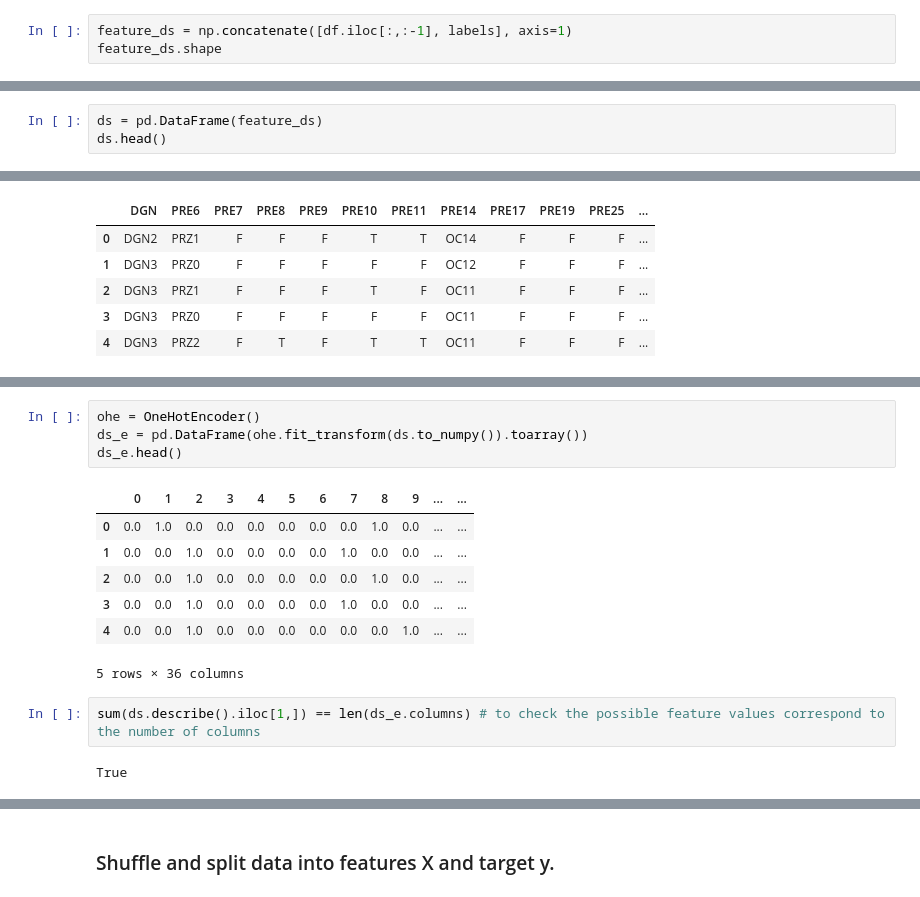
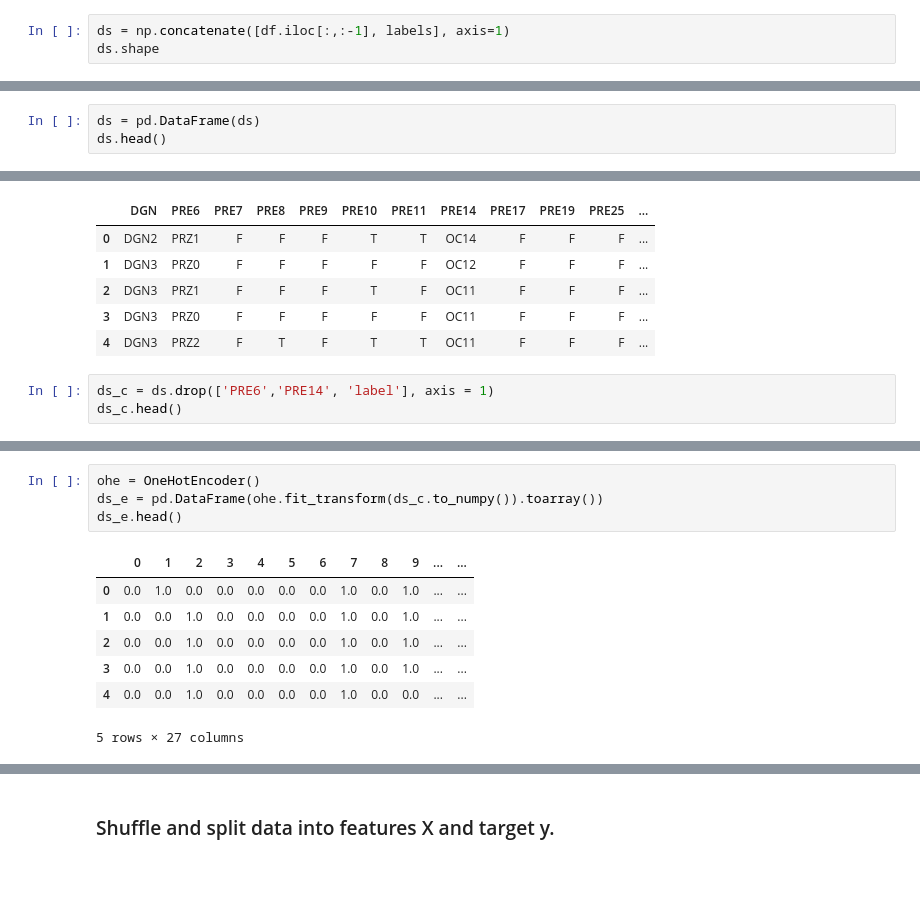
Before and after one commit to e-lubrini/thoracic-surgery-life-expectancy-classification, a Jupyter notebook: main.ipynb, the cells around one changed output, grey strips where cells are left out. Cells and saved outputs as stored; diff of their text form.

```diff
--- a/main.ipynb
+++ b/main.ipynb
@@ -197,12 +197,12 @@ labels.shape
 # %% [output]
 (470, 1)
 # %%
-feature_ds = np.concatenate([df.iloc[:,:-1], labels], axis=1)
-feature_ds.shape
+ds = np.concatenate([df.iloc[:,:-1], labels], axis=1)
+ds.shape
 # %% [output]
 (470, 14)
 # %%
-ds = pd.DataFrame(feature_ds)
+ds = pd.DataFrame(ds)
 ds.head()
 # %% [output]
 |  | 0 | 1 | 2 | 3 | 4 | 5 | 6 | 7 | 8 | 9 | 10 | ... |
@@ -232,3 +232,6 @@ ds.head()
 | 2 | DGN3 | PRZ1 | F | F | F | T | F | OC11 | F | F | F | ... |
 | 3 | DGN3 | PRZ0 | F | F | F | F | F | OC11 | F | F | F | ... |
 | 4 | DGN3 | PRZ2 | F | T | F | T | T | OC11 | F | F | F | ... |
+# %%
+ds_c = ds.drop(['PRE6','PRE14', 'label'], axis = 1)
+ds_c.head()
@@ -235,16 +245,12 @@ ds.head()
 # %%
 ohe = OneHotEncoder()
-ds_e = pd.DataFrame(ohe.fit_transform(ds.to_numpy()).toarray())
+ds_e = pd.DataFrame(ohe.fit_transform(ds_c.to_numpy()).toarray())
 ds_e.head()
 # %% [output]
 |  | 0 | 1 | 2 | 3 | 4 | 5 | 6 | 7 | 8 | 9 | ... | ... |
-| 0 | 0.0 | 1.0 | 0.0 | 0.0 | 0.0 | 0.0 | 0.0 | 0.0 | 1.0 | 0.0 | ... | ... |
-| 1 | 0.0 | 0.0 | 1.0 | 0.0 | 0.0 | 0.0 | 0.0 | 1.0 | 0.0 | 0.0 | ... | ... |
-| 2 | 0.0 | 0.0 | 1.0 | 0.0 | 0.0 | 0.0 | 0.0 | 0.0 | 1.0 | 0.0 | ... | ... |
-| 3 | 0.0 | 0.0 | 1.0 | 0.0 | 0.0 | 0.0 | 0.0 | 1.0 | 0.0 | 0.0 | ... | ... |
-| 4 | 0.0 | 0.0 | 1.0 | 0.0 | 0.0 | 0.0 | 0.0 | 0.0 | 0.0 | 1.0 | ... | ... |
+| 0 | 0.0 | 1.0 | 0.0 | 0.0 | 0.0 | 0.0 | 0.0 | 1.0 | 0.0 | 1.0 | ... | ... |
+| 1 | 0.0 | 0.0 | 1.0 | 0.0 | 0.0 | 0.0 | 0.0 | 1.0 | 0.0 | 1.0 | ... | ... |
+| 2 | 0.0 | 0.0 | 1.0 | 0.0 | 0.0 | 0.0 | 0.0 | 1.0 | 0.0 | 1.0 | ... | ... |
+| 3 | 0.0 | 0.0 | 1.0 | 0.0 | 0.0 | 0.0 | 0.0 | 1.0 | 0.0 | 1.0 | ... | ... |
+| 4 | 0.0 | 0.0 | 1.0 | 0.0 | 0.0 | 0.0 | 0.0 | 1.0 | 0.0 | 0.0 | ... | ... |
-5 rows × 36 columns
+5 rows × 27 columns
-# %%
-sum(ds.describe().iloc[1,]) == len(ds_e.columns) # to check the possible feature values correspond to the number of columns
-# %% [output]
-True
```
Also changed, not shown: parts of 12 cells of this notebook.
